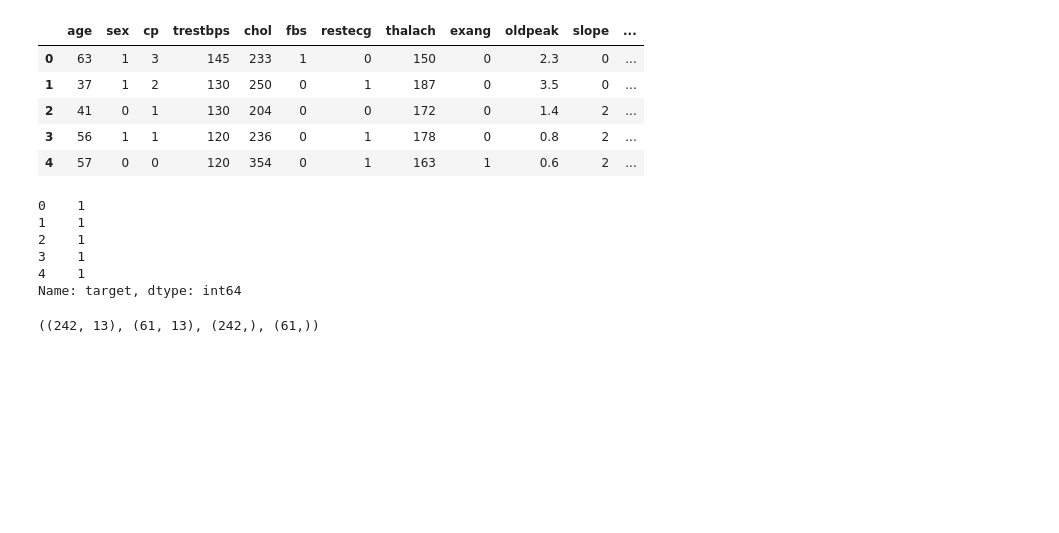
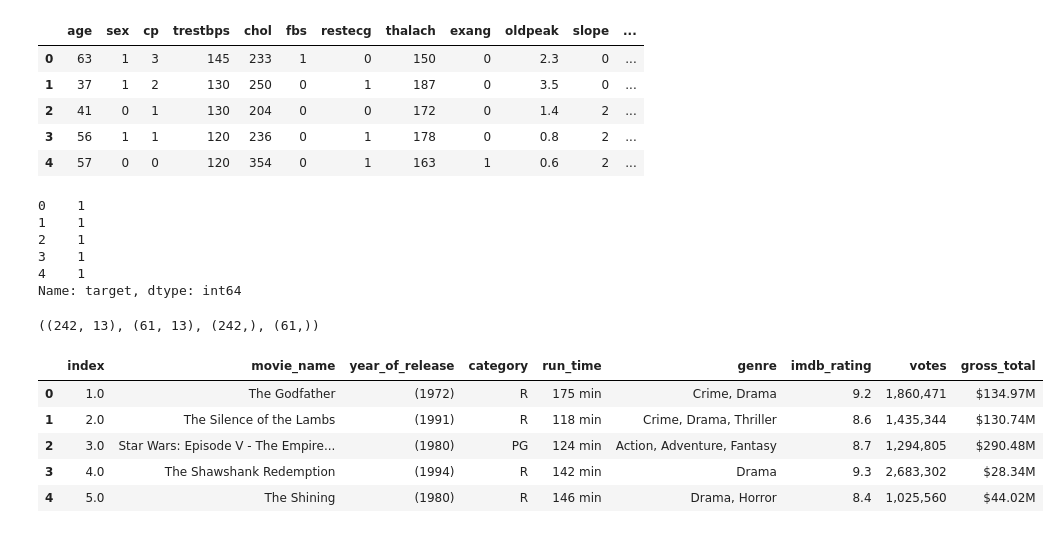
Before and after one commit to bjamyl/introduction_to_scikit-learn, a Jupyter notebook: introduction-to-scikit-learn.ipynb, the cells around one changed output. Drawn from its saved outputs; the diff is of its cells as text; code cells hidden in the pictures; blank space fills up the shorter version.

```diff
--- a/introduction-to-scikit-learn.ipynb
+++ b/introduction-to-scikit-learn.ipynb
@@ -208,3 +204,15 @@ X_train, X_test, y_train, ytest = train_test_split(X, y, test_size = 0.2)
 X_train.shape, X_test.shape, y_train.shape, y_test.shape
 # %% [output]
 ((242, 13), (61, 13), (242,), (61,))
+# %%
+# Using a different dataset
+# 1. Load and get data ready
+movies = pd.read_csv("movies.csv")
+movies.head()
+# %% [output]
+|  | index | movie_name | year_of_release | category | run_time | genre | imdb_rating | votes | gross_total |
+| 0 | 1.0 | The Godfather | (1972) | R | 175 min | Crime, Drama | 9.2 | 1,860,471 | $134.97M |
+| 1 | 2.0 | The Silence of the Lambs | (1991) | R | 118 min | Crime, Drama, Thriller | 8.6 | 1,435,344 | $130.74M |
+| 2 | 3.0 | Star Wars: Episode V - The Empire... | (1980) | PG | 124 min | Action, Adventure, Fantasy | 8.7 | 1,294,805 | $290.48M |
+| 3 | 4.0 | The Shawshank Redemption | (1994) | R | 142 min | Drama | 9.3 | 2,683,302 | $28.34M |
+| 4 | 5.0 | The Shining | (1980) | R | 146 min | Drama, Horror | 8.4 | 1,025,560 | $44.02M |
```
Also changed, not shown: parts of 17 cells of this notebook, 3 other files.
